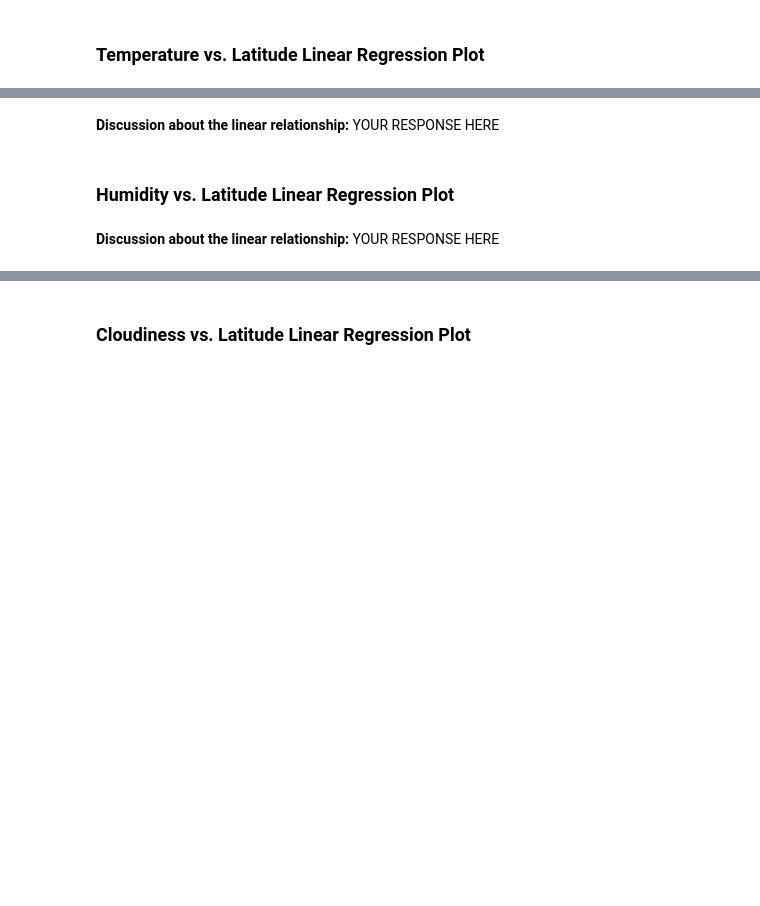
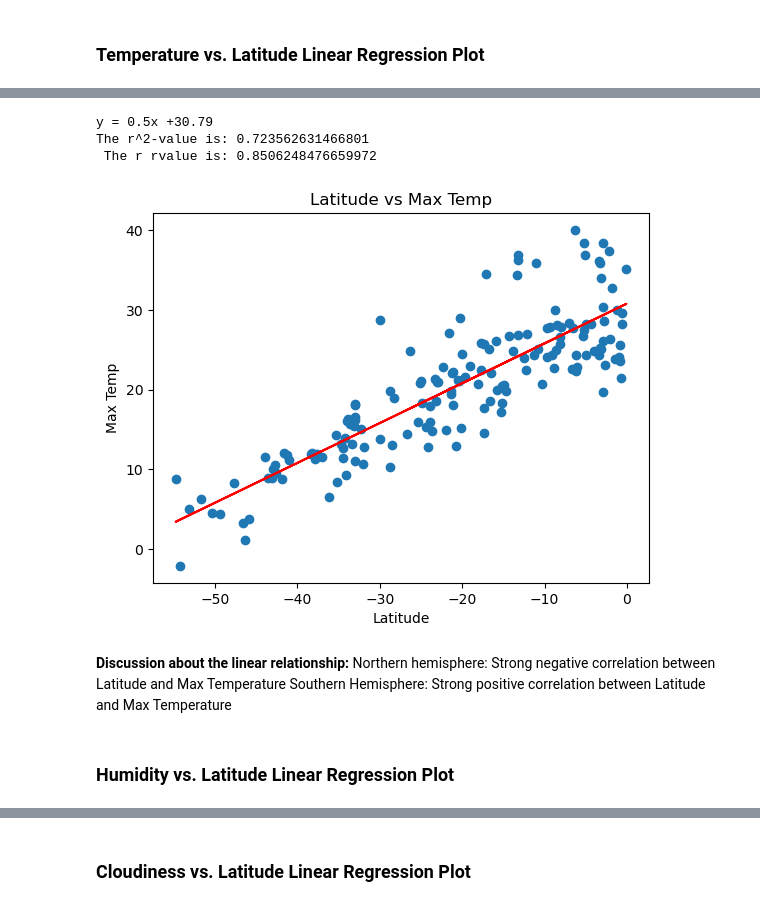
Before and after one commit to DidemBl/python-api-challenge, a Jupyter notebook: WeatherPy/WeatherPy.ipynb, the cells around one changed output, grey strips where cells are left out. Cells and saved outputs as stored; diff of their text form; code cells hidden in the pictures; blank space fills up the shorter version.

```diff
--- a/WeatherPy/WeatherPy.ipynb
+++ b/WeatherPy/WeatherPy.ipynb
@@ -225,19 +279,19 @@ def linear_regression(x_values, y_values, title, x_label, y_label):
 #Regression values and plots
    regress_values = x_values * slope + intercept
    line_eq = "y = " + str(round(slope,2)) + "x +" + str(round(intercept,2))
+   print(line_eq)
    plt.scatter(x_values,y_values)
-   plt.plot(x_value,regress_values,"r-")
+   plt.plot(x_values,regress_values,"r-")
 #Line equation
-   plt.annotate(line_eq,(5.8, 0.8),fontsize=15,color="red")
+   plt.annotate(line_eq,(20, 15),fontsize=15,color="red")
 #Labels
    plt.title(title)
    plt.xlabel(x_label)
    plt.ylabel(y_label)
 
    print(f"The r^2-value is: {rvalue**2}")
+   print(f" The r rvalue is: {rvalue}")
    plt.show()
-
-# YOUR CODE HERE
 # %%
 # Create a DataFrame with the Northern Hemisphere data (Latitude >= 0)
 northern_hemi_df = pd.DataFrame(city_data_df.loc[(city_data_df["Lat"]>0),:])
@@ -261,4 +333,13 @@ linear_regression(northern_hemi_df["Lat"],northern_hemi_df["Max Temp"] , "Latitu
-# %% [markdown]
-**Discussion about the linear relationship:** YOUR RESPONSE HERE
+# %%
+# Linear regression on Southern Hemisphere
+linear_regression(southern_hemi_df["Lat"],southern_hemi_df["Max Temp"] , "Latitude vs Max Temp", "Latitude", "Max Temp")
+# %% [output]
+y = 0.5x +30.79
+The r^2-value is: 0.723562631466801
+ The r rvalue is: 0.8506248476659972
+[figure, added]
+# %% [markdown]
+**Discussion about the linear relationship:** Northern hemisphere: Strong negative correlation between Latitude and Max Temperature
+Southern Hemisphere: Strong positive correlation between Latitude and Max Temperature
 # %% [markdown]
 ### Humidity vs. Latitude Linear Regression Plot
@@ -271,2 +345,0 @@ linear_regression(northern_hemi_df["Lat"],northern_hemi_df["Max Temp"] , "Latitu
-# %% [markdown]
-**Discussion about the linear relationship:** YOUR RESPONSE HERE
```
Also changed, not shown: parts of 31 cells of this notebook, 5 other files.
